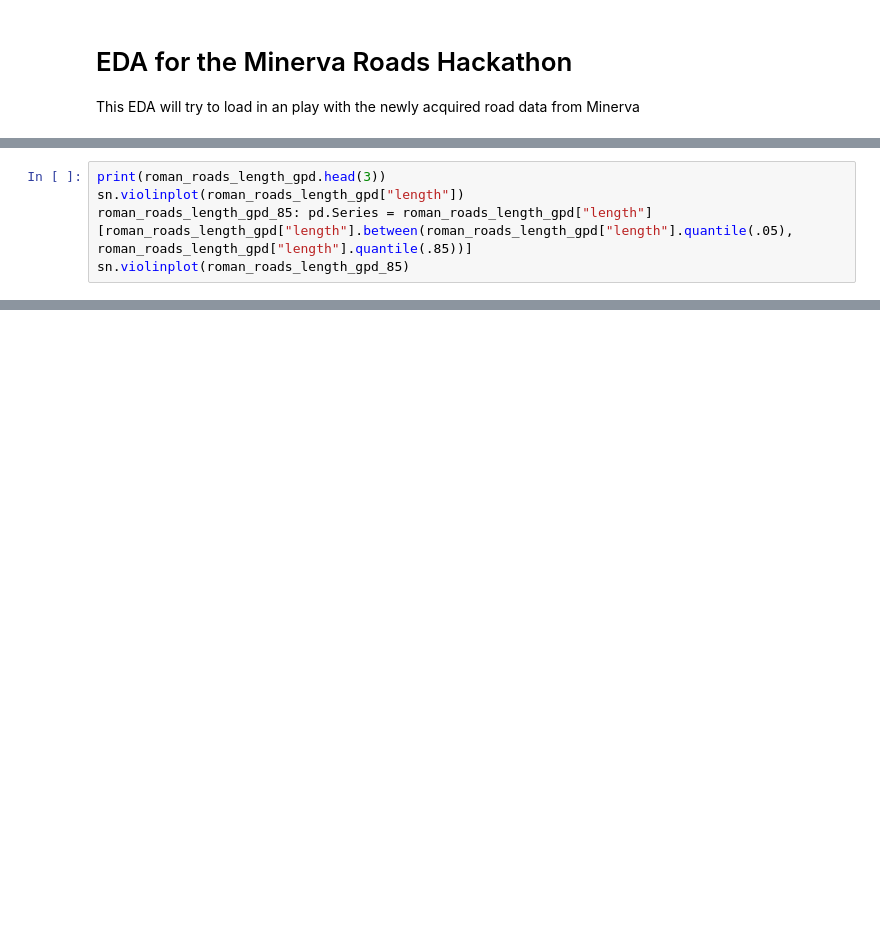
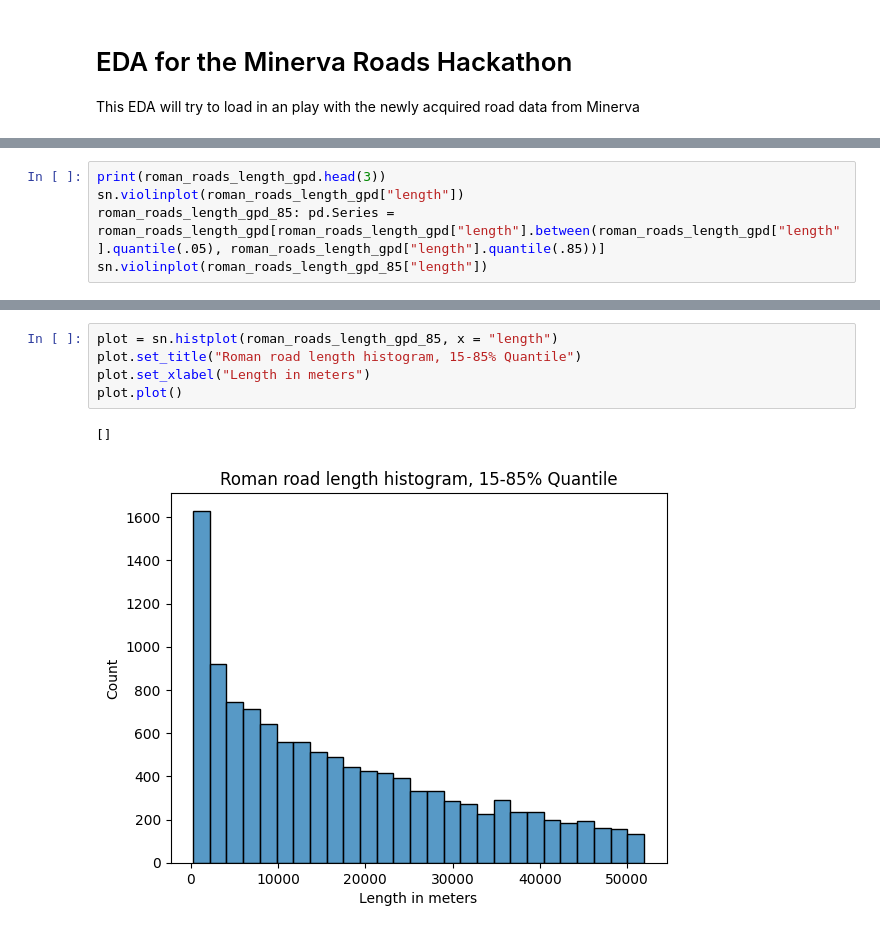
Before and after one commit to Magniler/Minerva_hackathon_roman_roads, a Jupyter notebook: core/EDA.ipynb, the cells around one changed output, grey strips where cells are left out. Drawn from its saved outputs; the diff is of its cells as text; blank space fills up the shorter version.

```diff
--- a/core/EDA.ipynb
+++ b/core/EDA.ipynb
@@ -43,6 +48,6 @@ roman_roads_length_gpd = gpd.GeoDataFrame(
 # %%
 print(roman_roads_length_gpd.head(3))
 sn.violinplot(roman_roads_length_gpd["length"])
-roman_roads_length_gpd_85: pd.Series = roman_roads_length_gpd["length"][roman_roads_length_gpd["length"].between(roman_roads_length_gpd["length"].quantile(.05), roman_roads_length_gpd["length"].quantile(.85))]
-sn.violinplot(roman_roads_length_gpd_85)
+roman_roads_length_gpd_85: pd.Series = roman_roads_length_gpd[roman_roads_length_gpd["length"].between(roman_roads_length_gpd["length"].quantile(.05), roman_roads_length_gpd["length"].quantile(.85))]
+sn.violinplot(roman_roads_length_gpd_85["length"])
 # %% [output]
@@ -92,0 +112,8 @@ max    562589.796583
+# %%
+plot = sn.histplot(roman_roads_length_gpd_85, x = "length")
+plot.set_title("Roman road length histogram, 15-85% Quantile")
+plot.set_xlabel("Length in meters")
+plot.plot()
+# %% [output]
+[]
+[figure, added]
```
Also changed, not shown: parts of 11 cells of this notebook.
